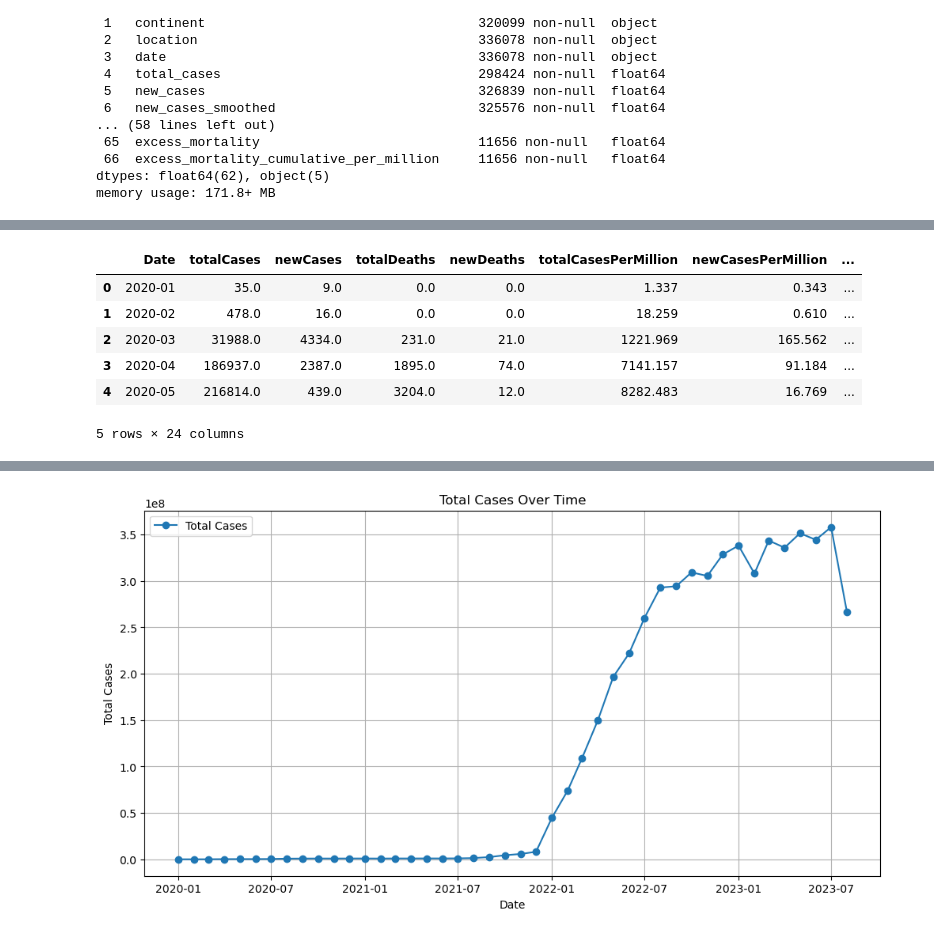
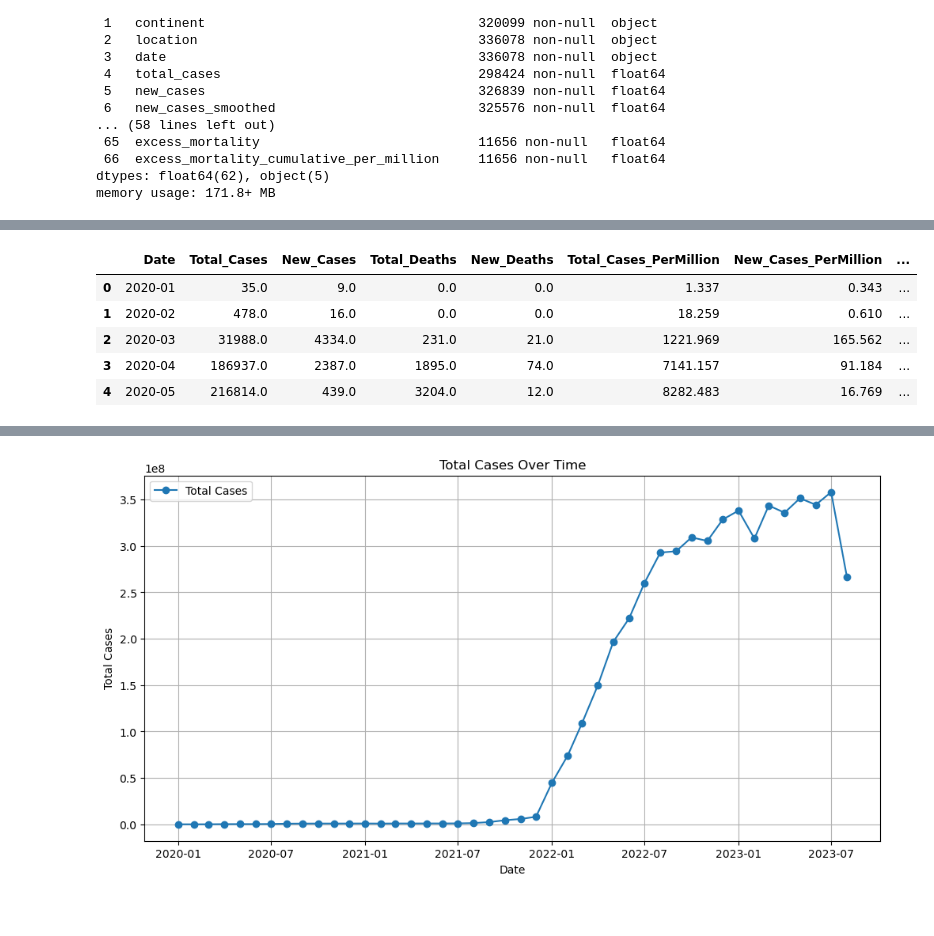
Before and after one commit to cmorrow28/project_one, a Jupyter notebook: Data_Plotting_v1.ipynb, the cells around one changed output, grey strips where cells are left out. Cells and saved outputs as stored; diff of their text form; code cells hidden in the pictures.

```diff
--- a/Data_Plotting_v1.ipynb
+++ b/Data_Plotting_v1.ipynb
@@ -41,10 +85,9 @@ memory usage: 171.8+ MB
 # %%
 # Assume 'data' is your DataFrame
-covid19_data = data[['location', 'date', 'total_cases',
+covid19_data = data[['location', 'date', 'iso_code','total_cases',
                         'new_cases', 'total_deaths', 'new_deaths', 'total_cases_per_million', 'new_cases_per_million', 'total_deaths_per_million', 'new_deaths_per_million',
                          'icu_patients_per_million', 'hosp_patients_per_million', 'total_vaccinations_per_hundred', 'people_vaccinated_per_hundred', 'people_fully_vaccinated_per_hundred',
-                         'total_boosters_per_hundred', 'population_density', 'median_age', 'aged_65_older', 'aged_70_older', 'gdp_per_capita', 'female_smokers', 'male_smokers', 'human_development_index',
-                         'population'
+                         'total_boosters_per_hundred'
                         ]]
 
 covid19_data.head()
@@ -136,55 +186,45 @@ memory usage: 64.1+ MB
 # %%
 def process_covid19_data(covid19_data, country):
     # Apply filter for rows where 'location' is in the list_of_countries
     filtered_covid19_data = covid19_data[covid19_data['Location'].isin(country)]
 
     # Group by 'date' column and aggregate the specified columns
     grouped = filtered_covid19_data.groupby(filtered_covid19_data['Date'].dt.strftime('%Y-%m')).agg({
-        'totalCases': 'sum',
-        'newCases': 'sum',
-        'totalDeaths': 'sum',
-        'newDeaths': 'sum',
-        'totalCasesPerMillion': 'sum',
-        'newCasesPerMillion': 'sum',
-        'totalDeathsPerMillion': 'sum',
-        'newDeathsPerMillion': 'sum',
-        'icuPatientsPerMillion': 'sum',
-        'hospitalPatientsPerMillion': 'sum',
-        'totalVaccinationsPerHundred': 'sum',
-        'peopleVaccinatedPerHundred': 'sum',
-        'peopleFullyVaccinatedPerHundred': 'sum',
-        'totalBoostersPerHundred': 'sum',
-        'populationDensity': 'mean',
-        'medianAge': 'mean',
-        'aged65Older': 'sum',
-        'aged70Older': 'sum',
-        'gdpPerCapita': 'mean',
-        'femaleSmokers': 'sum',
-        'maleSmokers': 'sum',
-        'humanDevelopmentIndex': 'mean',
-        'Population': 'mean'
+        'Total_Cases': 'sum',
+        'New_Cases': 'sum',
+        'Total_Deaths': 'sum',
+        'New_Deaths': 'sum',
+        'Total_Cases_PerMillion': 'sum',
+        'New_Cases_PerMillion': 'sum',
+        'Total_Deaths_PerMillion': 'sum',
+        'New_Deaths_PerMillion': 'sum',
+        'ICU_Patients_PerMillion': 'sum',
+        'Hospital_Patients_PerMillion': 'sum',
+        'Total_Vaccinations_PerHundred': 'sum',
+        'People_Vaccinated_PerHundred': 'sum',
+        'People_Fully_Vaccinated_PerHundred': 'sum',
+        'Total_Boosters_PerHundred': 'sum'
     })
 
     # Move the index to a new column ('Month-Year')
     grouped.reset_index(drop=False, inplace=True)
 
     return grouped
 
 # Assuming you have a DataFrame named 'covid19_data'
 # and a list of countries you want to filter by
 country = ['Australia']  # Note the use of square brackets to define a list
 
 # to create a filtered data for another country dataframe, just change Australia to Zimbabwe for example
 # in the country = ['Zimbabwe']
 # Zimbabwe_grouped_data = process_covid19_data(covid19_data, country)
 # Zimbabwe_grouped_data.head()
 Australia_grouped_data = process_covid19_data(covid19_data, country)
 Australia_grouped_data.head()
 # %% [output]
-|  | Date | totalCases | newCases | totalDeaths | newDeaths | totalCasesPerMillion | newCasesPerMillion | ... |
+|  | Date | Total_Cases | New_Cases | Total_Deaths | New_Deaths | Total_Cases_PerMillion | New_Cases_PerMillion | ... |
 | 0 | 2020-01 | 35.0 | 9.0 | 0.0 | 0.0 | 1.337 | 0.343 | ... |
 | 1 | 2020-02 | 478.0 | 16.0 | 0.0 | 0.0 | 18.259 | 0.610 | ... |
 | 2 | 2020-03 | 31988.0 | 4334.0 | 231.0 | 21.0 | 1221.969 | 165.562 | ... |
 | 3 | 2020-04 | 186937.0 | 2387.0 | 1895.0 | 74.0 | 7141.157 | 91.184 | ... |
 | 4 | 2020-05 | 216814.0 | 439.0 | 3204.0 | 12.0 | 8282.483 | 16.769 | ... |
-5 rows × 24 columns
```
Also changed, not shown: parts of 28 cells of this notebook, 6 other files.
